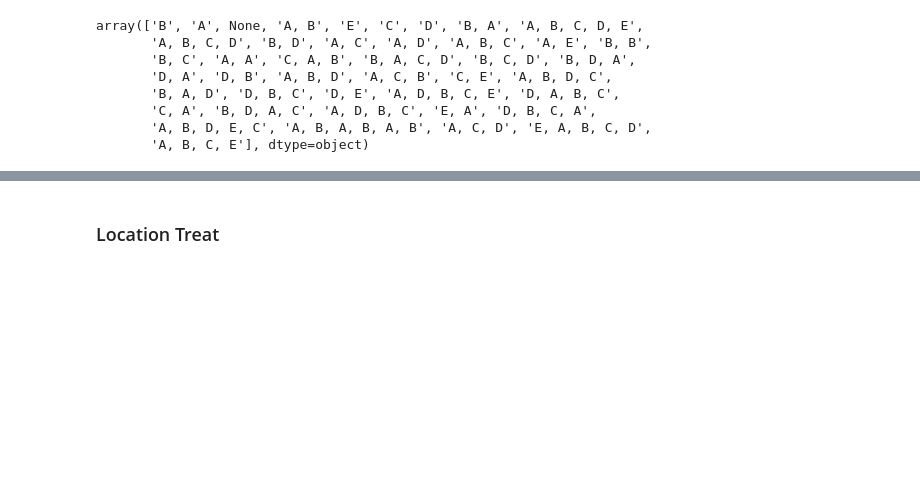
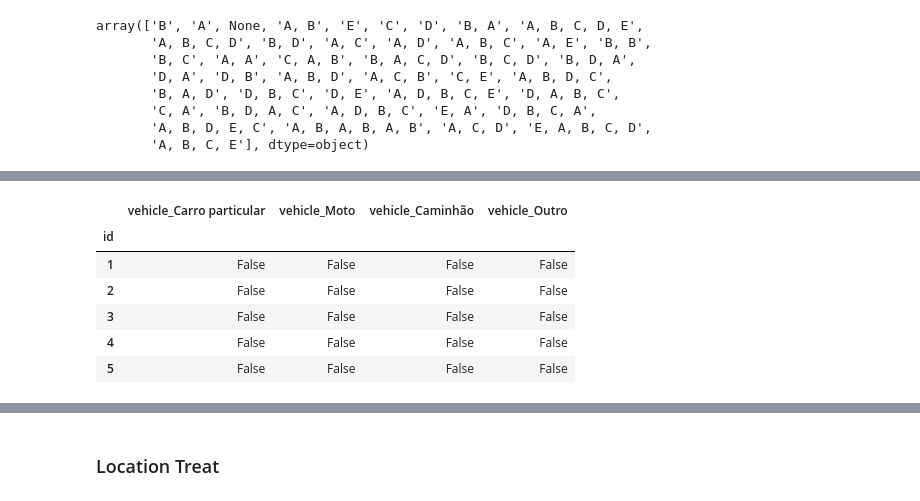
Before and after one commit to mauriciopsgv/CandidateFinder, a Jupyter notebook: 01-treat_database.ipynb, the cells around one changed output, grey strips where cells are left out. Drawn from its saved outputs; the diff is of its cells as text; code cells hidden in the pictures; blank space fills up the shorter version.

```diff
--- a/01-treat_database.ipynb
+++ b/01-treat_database.ipynb
@@ -202,0 +274,14 @@ array(['B', 'A', None, 'A, B', 'E', 'C', 'D', 'B, A', 'A, B, C, D, E',
+# %%
+vehicle_classes = ['Carro particular', 'Moto', 'Caminhão', 'Outro']
+treated_dataset = swap_none_for_constant(treated_dataset, 'complementary_data_vehicle', "")
+new_features = split_string_list_in_features(treated_dataset, 'complementary_data_vehicle', vehicle_classes, 'vehicle')
+treated_dataset = pd.concat([treated_dataset,new_features], axis=1)
+treated_dataset[['vehicle_' + k for k in vehicle_classes]].head()
+# %% [output]
+|  | vehicle_Carro particular | vehicle_Moto | vehicle_Caminhão | vehicle_Outro |
+| id |  |  |  |  |
+| 1 | False | False | False | False |
+| 2 | False | False | False | False |
+| 3 | False | False | False | False |
+| 4 | False | False | False | False |
+| 5 | False | False | False | False |
```
Also changed, not shown: parts of 14 cells of this notebook, 2 other files.
